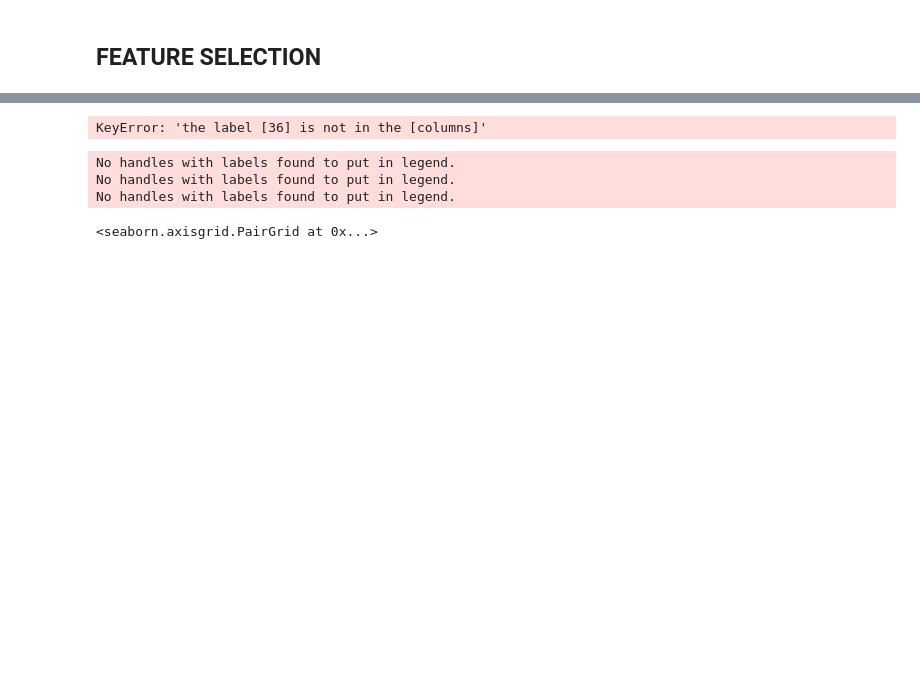
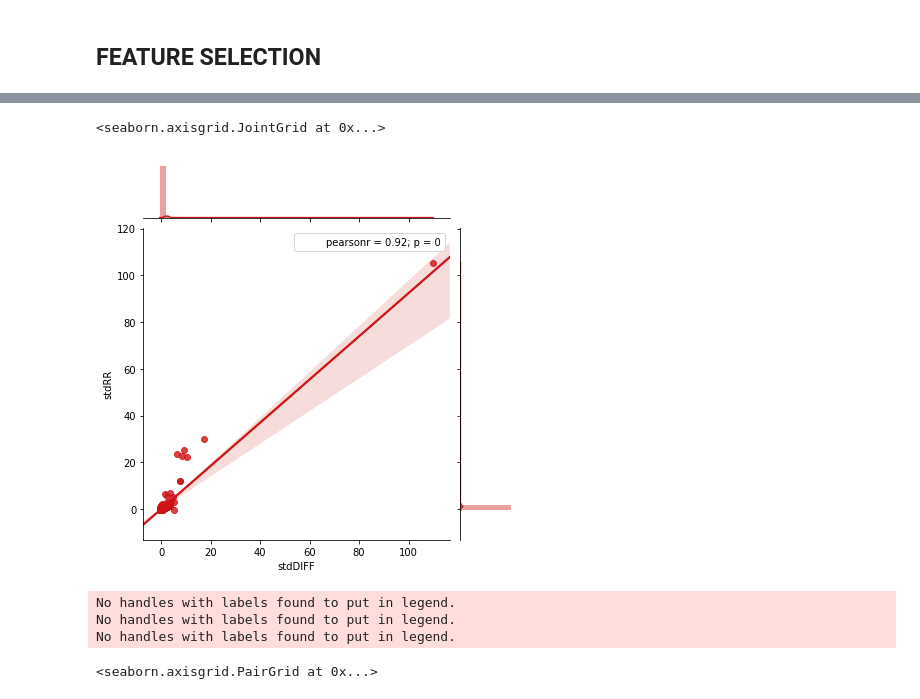
Before and after one commit to saralocatelli94/TesiMagistrale, a Jupyter notebook: SleepApnea_ECG/Untitled.ipynb, the cells around one changed output, grey strips where cells are left out. Drawn from its saved outputs; the diff is of its cells as text; code cells hidden in the pictures; blank space fills up the shorter version.

```diff
--- a/SleepApnea_ECG/Untitled.ipynb
+++ b/SleepApnea_ECG/Untitled.ipynb
@@ -396,7 +358,8 @@ plt.xticks(rotation=90)
 # %%
-sns.jointplot(X.loc[:,36], X.loc[:,37], kind="regg", color="#ce1414")
+sns.jointplot(X['stdDIFF'], X['stdRR'], kind="regg", color="#ce1414")
 # %% [output]
-KeyError: 'the label [36] is not in the [columns]'
+<seaborn.axisgrid.JointGrid at 0x...>
+[figure, added]
 # %%
 sns.set(style="white")
 df = X.loc[:,['sc1','sc2','sc3']]
```
Also changed, not shown: parts of 83 cells of this notebook, 1 other file.
